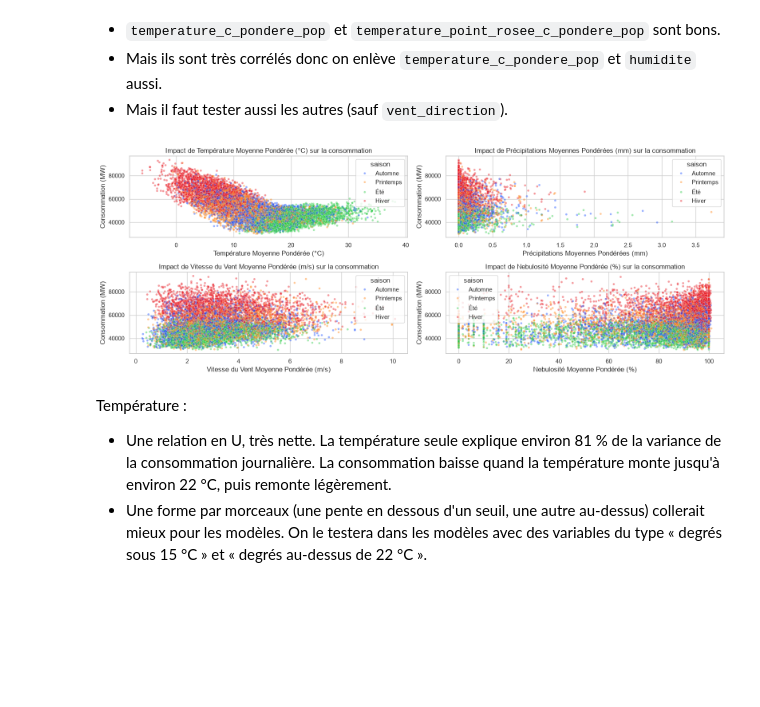
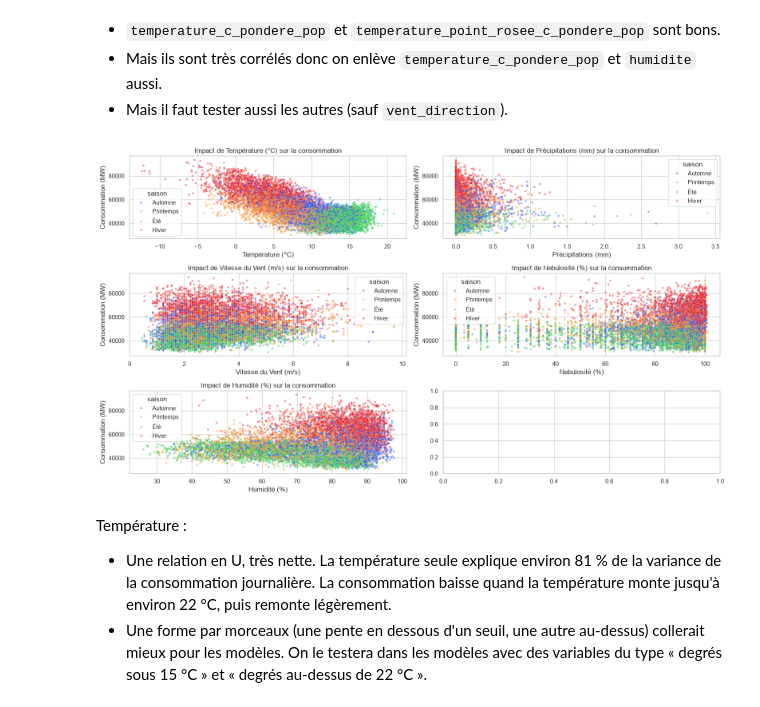
Before and after one commit to LeStolz/ConsommationElectrique, a Jupyter notebook: notebooks/01_exploration_donnees.ipynb, the cells around one changed output. Drawn from its saved outputs; the diff is of its cells as text; code cells hidden in the pictures; blank space fills up the shorter version.

```diff
--- a/notebooks/01_exploration_donnees.ipynb
+++ b/notebooks/01_exploration_donnees.ipynb
@@ -487,35 +487,36 @@ plt.show()
 - Mais ils sont très corrélés donc on enlève `temperature_c_pondere_pop` et `humidite` aussi.
 - Mais il faut tester aussi les autres (sauf `vent_direction`).
 # %%
-fig, axes = plt.subplots(2, 2, figsize=(16, 6))
+fig, axes = plt.subplots(3, 2, figsize=(16, 9))
 
 variables = [
-	("temperature_c_pondere_pop", "Température Moyenne Pondérée (°C)"),
-    ("precip_1h_mm_pondere_pop", "Précipitations Moyennes Pondérées (mm)"),
-    ("vent_vitesse_ms_pondere_pop", "Vitesse du Vent Moyenne Pondérée (m/s)"),
-    ("nebulosite_pondere_pop", "Nebulosité Moyenne Pondérée (%)"),
+	("temperature_point_rosee_c", "Température (°C)"),
+    ("precip_1h_mm", "Précipitations (mm)"),
+    ("vent_vitesse_ms", "Vitesse du Vent (m/s)"),
+    ("nebulosite", "Nebulosité (%)"),
+    ("humidite_pct", "Humidité (%)"),
 ]
 
 for ax, (column, label) in zip(axes.flat, variables):
     sns.scatterplot(
         data=df.sample(frac=0.1, random_state=42),
         x=column,
         y="consommation_mw",
         hue="saison",
         alpha=0.4,
         s=15,
         palette="bright",
         ax=ax
     )
 
     ax.set_title(f"Impact de {label} sur la consommation")
     ax.set_xlabel(label)
     ax.set_ylabel("Consommation (MW)")
 
 plt.tight_layout()
 plt.show()
 # %% [output]
-[figure, old version]
+[figure, new version]
 # %% [markdown]
 Température :
 - Une relation en U, très nette. La température seule explique environ 81 % de la variance de la consommation journalière. La consommation baisse quand la température monte jusqu'à environ 22 °C, puis remonte légèrement.
```
Also changed, not shown: parts of 1 cell of this notebook, 9 other files.
